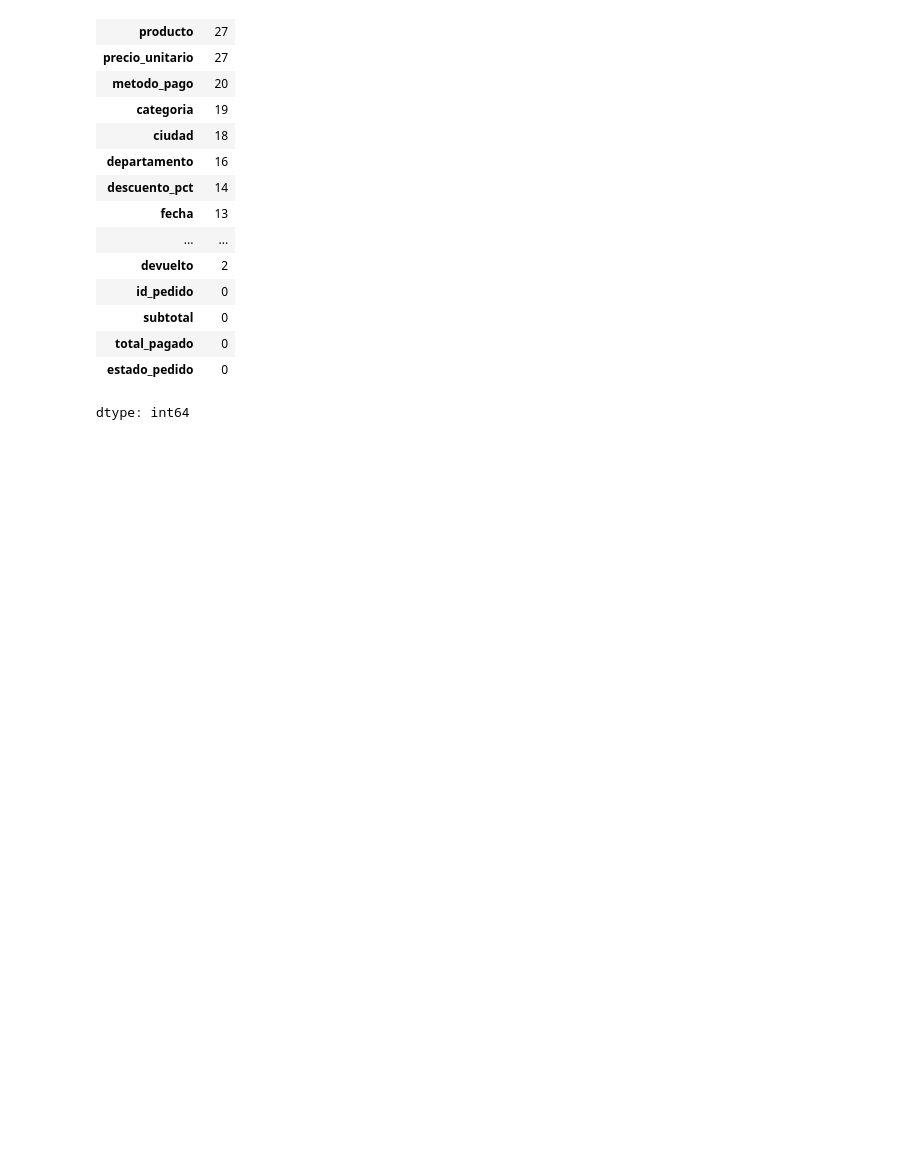
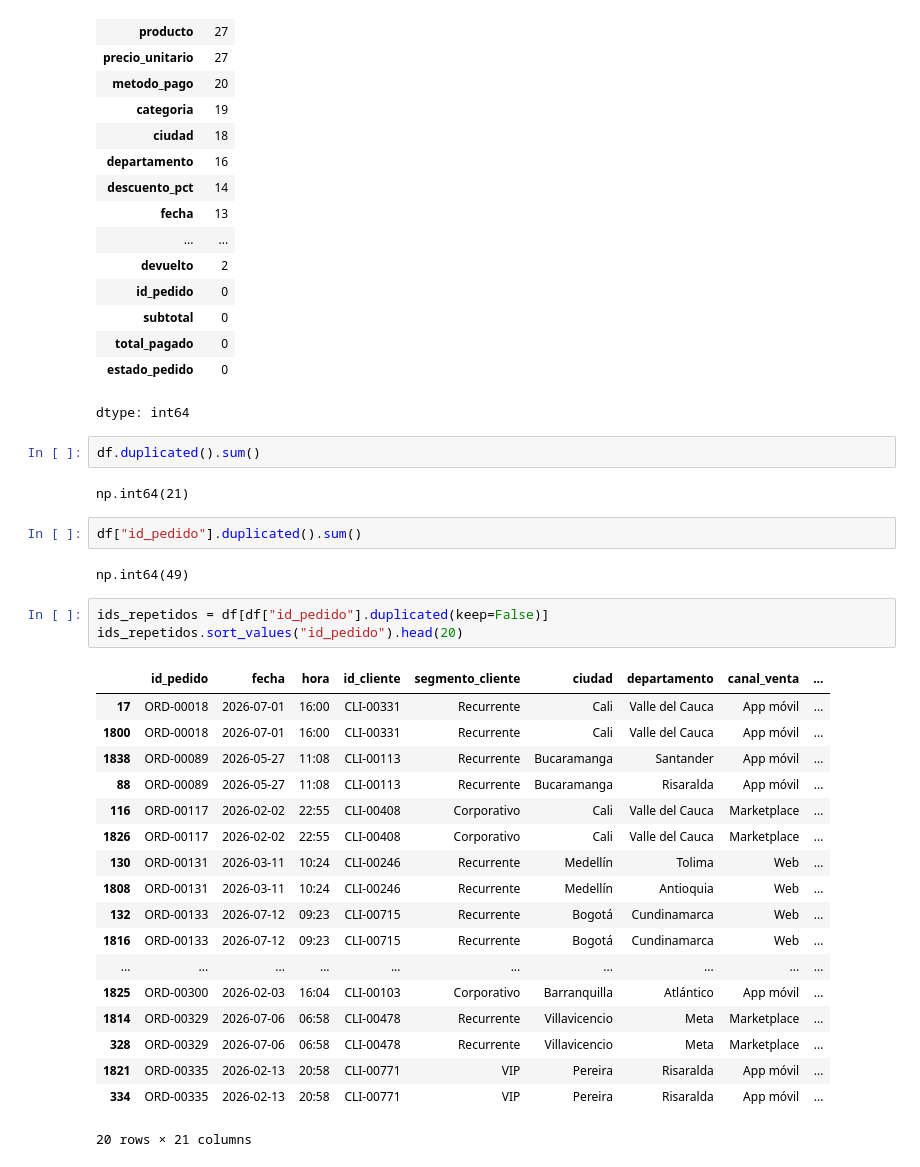
Before and after one commit to juan0898/BackendEstudiantes, a Jupyter notebook: Te_damos_la_bienvenida_a_Colaboratory.ipynb, the cells around one changed output. Cells and saved outputs as stored; diff of their text form; blank space fills up the shorter version.

```diff
--- a/Te_damos_la_bienvenida_a_Colaboratory.ipynb
+++ b/Te_damos_la_bienvenida_a_Colaboratory.ipynb
@@ -96,3 +96,33 @@ df.isnull().sum().sort_values(ascending=False)
 | total_pagado | 0 |
 | estado_pedido | 0 |
 dtype: int64
+# %%
+df.duplicated().sum()
+# %% [output]
+np.int64(21)
+# %%
+df["id_pedido"].duplicated().sum()
+# %% [output]
+np.int64(49)
+# %%
+ids_repetidos = df[df["id_pedido"].duplicated(keep=False)]
+ids_repetidos.sort_values("id_pedido").head(20)
+# %% [output]
+|  | id_pedido | fecha | hora | id_cliente | segmento_cliente | ciudad | departamento | canal_venta | ... |
+| 17 | ORD-00018 | 2026-07-01 | 16:00 | CLI-00331 | Recurrente | Cali | Valle del Cauca | App móvil | ... |
+| 1800 | ORD-00018 | 2026-07-01 | 16:00 | CLI-00331 | Recurrente | Cali | Valle del Cauca | App móvil | ... |
+| 1838 | ORD-00089 | 2026-05-27 | 11:08 | CLI-00113 | Recurrente | Bucaramanga | Santander | App móvil | ... |
+| 88 | ORD-00089 | 2026-05-27 | 11:08 | CLI-00113 | Recurrente | Bucaramanga | Risaralda | App móvil | ... |
+| 116 | ORD-00117 | 2026-02-02 | 22:55 | CLI-00408 | Corporativo | Cali | Valle del Cauca | Marketplace | ... |
+| 1826 | ORD-00117 | 2026-02-02 | 22:55 | CLI-00408 | Corporativo | Cali | Valle del Cauca | Marketplace | ... |
+| 130 | ORD-00131 | 2026-03-11 | 10:24 | CLI-00246 | Recurrente | Medellín | Tolima | Web | ... |
+| 1808 | ORD-00131 | 2026-03-11 | 10:24 | CLI-00246 | Recurrente | Medellín | Antioquia | Web | ... |
+| 132 | ORD-00133 | 2026-07-12 | 09:23 | CLI-00715 | Recurrente | Bogotá | Cundinamarca | Web | ... |
+| 1816 | ORD-00133 | 2026-07-12 | 09:23 | CLI-00715 | Recurrente | Bogotá | Cundinamarca | Web | ... |
+| ... | ... | ... | ... | ... | ... | ... | ... | ... | ... |
+| 1825 | ORD-00300 | 2026-02-03 | 16:04 | CLI-00103 | Corporativo | Barranquilla | Atlántico | App móvil | ... |
+| 1814 | ORD-00329 | 2026-07-06 | 06:58 | CLI-00478 | Recurrente | Villavicencio | Meta | Marketplace | ... |
+| 328 | ORD-00329 | 2026-07-06 | 06:58 | CLI-00478 | Recurrente | Villavicencio | Meta | Marketplace | ... |
+| 1821 | ORD-00335 | 2026-02-13 | 20:58 | CLI-00771 | VIP | Pereira | Risaralda | App móvil | ... |
+| 334 | ORD-00335 | 2026-02-13 | 20:58 | CLI-00771 | VIP | Pereira | Risaralda | App móvil | ... |
+20 rows × 21 columns
```
Also changed, not shown: parts of 1 cell of this notebook.
